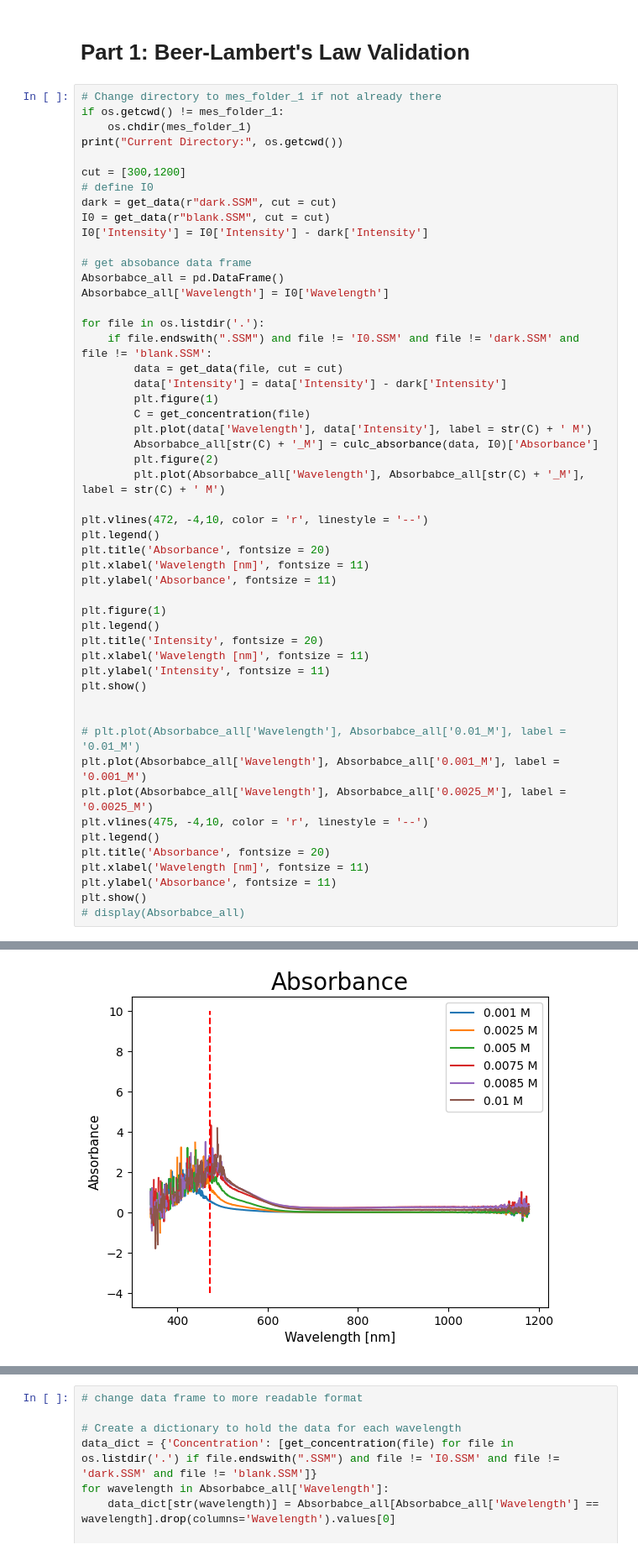
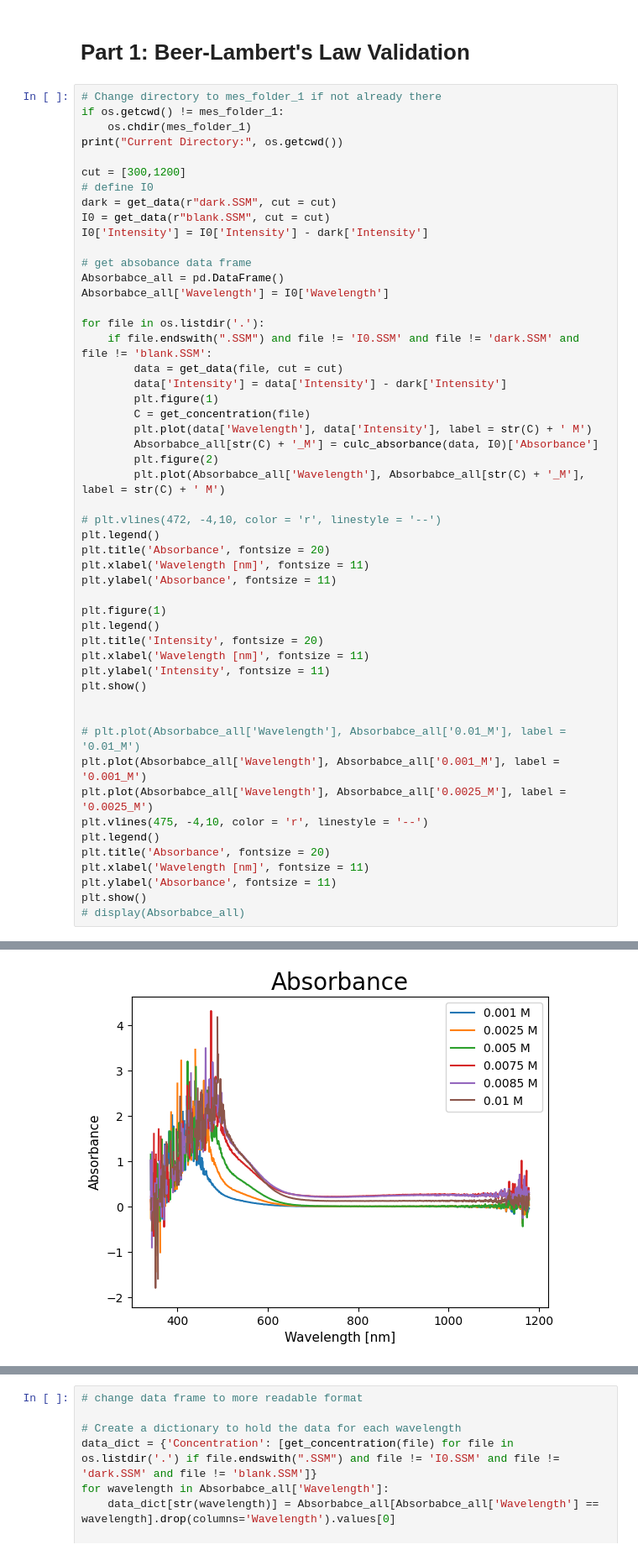
Before and after one commit to YehonathanBarda/PhyChemLab, a Jupyter notebook: Kinetics.ipynb, the cells around one changed output, grey strips where cells are left out. Shown at 84% size. Saved outputs shown, nothing was run; the diff lists cells and outputs as text.

```diff
--- a/Kinetics.ipynb
+++ b/Kinetics.ipynb
@@ -155,35 +155,35 @@ for file in os.listdir('.'):
         plt.plot(data['Wavelength'], data['Intensity'], label = str(C) + ' M')
         Absorbabce_all[str(C) + '_M'] = culc_absorbance(data, I0)['Absorbance']
         plt.figure(2)
         plt.plot(Absorbabce_all['Wavelength'], Absorbabce_all[str(C) + '_M'], label = str(C) + ' M')
 
-plt.vlines(472, -4,10, color = 'r', linestyle = '--')
+# plt.vlines(472, -4,10, color = 'r', linestyle = '--')
 plt.legend()
 plt.title('Absorbance', fontsize = 20)
 plt.xlabel('Wavelength [nm]', fontsize = 11)
 plt.ylabel('Absorbance', fontsize = 11)
 
 plt.figure(1)
 plt.legend()
 plt.title('Intensity', fontsize = 20)
 plt.xlabel('Wavelength [nm]', fontsize = 11)
 plt.ylabel('Intensity', fontsize = 11)
 plt.show()
 
 
 # plt.plot(Absorbabce_all['Wavelength'], Absorbabce_all['0.01_M'], label = '0.01_M')
 plt.plot(Absorbabce_all['Wavelength'], Absorbabce_all['0.001_M'], label = '0.001_M')
 plt.plot(Absorbabce_all['Wavelength'], Absorbabce_all['0.0025_M'], label = '0.0025_M')
 plt.vlines(475, -4,10, color = 'r', linestyle = '--')
 plt.legend()
 plt.title('Absorbance', fontsize = 20)
 plt.xlabel('Wavelength [nm]', fontsize = 11)
 plt.ylabel('Absorbance', fontsize = 11)
 plt.show()
 # display(Absorbabce_all)
 # %% [output]
 Current Directory: c:\Users\yaniv\Yehonathan TAU\PhyChemLab\kinetics_data\part 1
-[figure, old version]
+[figure, new version]
 [figure]
 [figure]
 # %%
```
Also changed, not shown: parts of 2 cells of this notebook, 9 other files.
